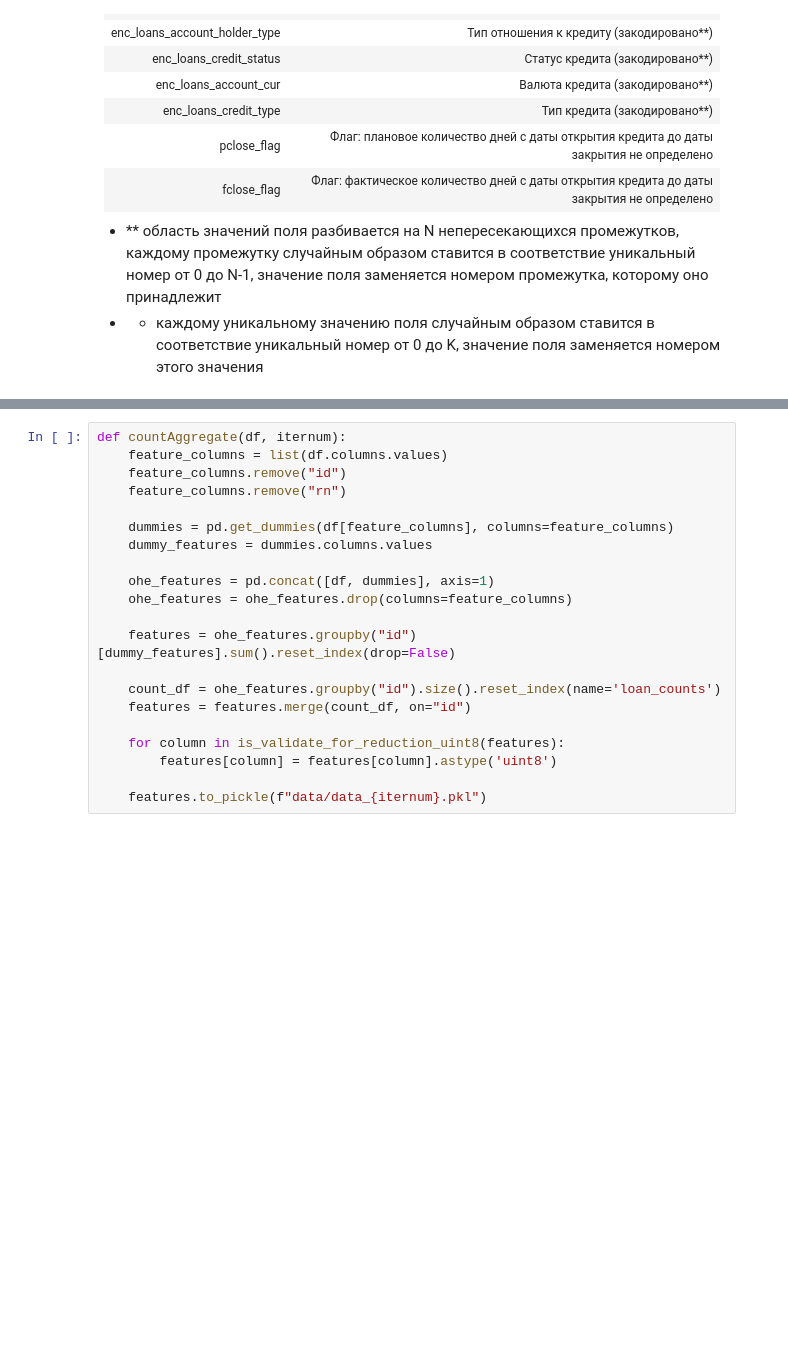
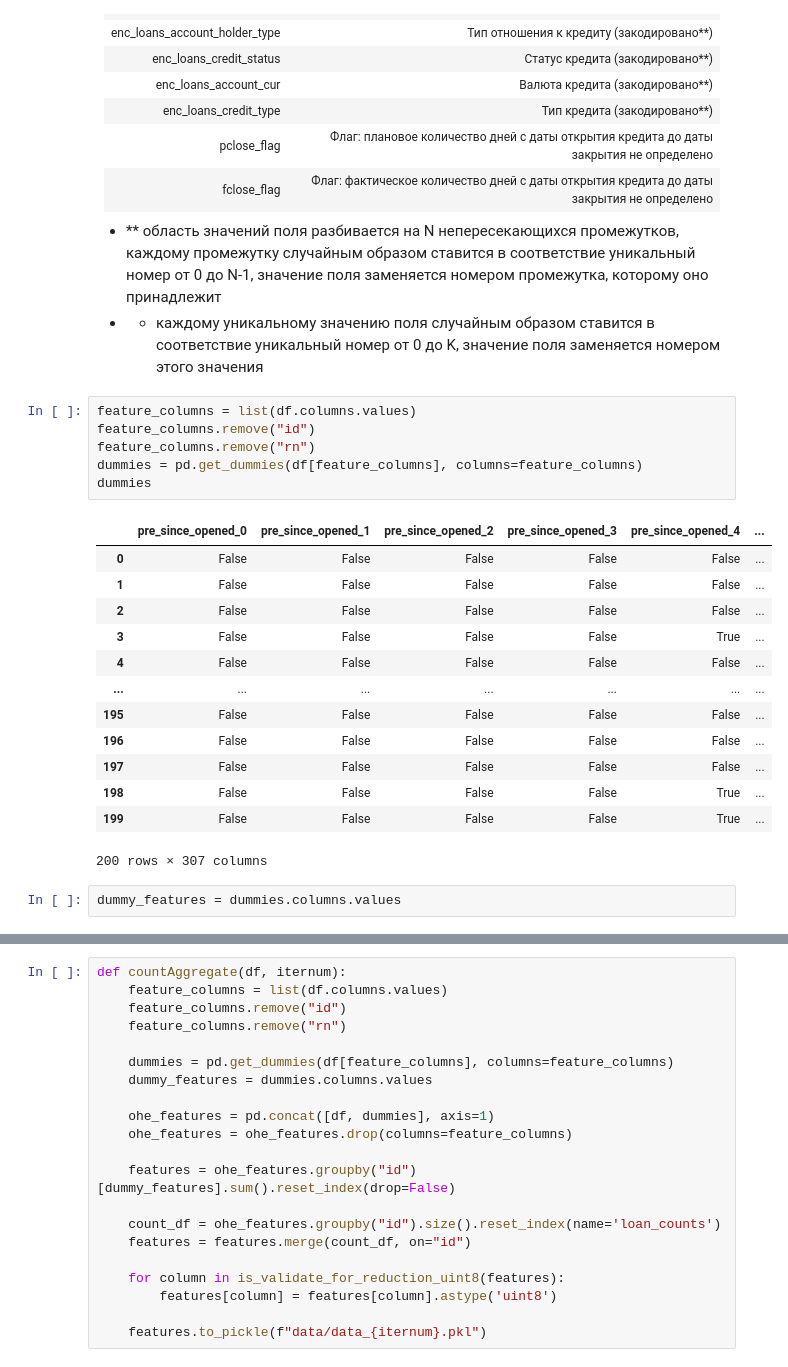
Before and after one commit to yurchest/DecSystem, a Jupyter notebook: model/eda.ipynb, the cells around one changed output, grey strips where cells are left out. Cells and saved outputs as stored; diff of their text form; blank space fills up the shorter version.

```diff
--- a/model/eda.ipynb
+++ b/model/eda.ipynb
@@ -124,3 +126,25 @@ fclose_flag	|Флаг: фактическое количество дней с
 
 * ** область значений поля разбивается на N непересекающихся промежутков, каждому промежутку случайным образом ставится в соответствие уникальный номер от 0 до N-1, значение поля заменяется номером промежутка, которому оно принадлежит
 * * каждому уникальному значению поля случайным образом ставится в соответствие уникальный номер от 0 до K, значение поля заменяется номером этого значения
+# %%
+feature_columns = list(df.columns.values)
+feature_columns.remove("id")
+feature_columns.remove("rn")
+dummies = pd.get_dummies(df[feature_columns], columns=feature_columns)
+dummies
+# %% [output]
+|  | pre_since_opened_0 | pre_since_opened_1 | pre_since_opened_2 | pre_since_opened_3 | pre_since_opened_4 | ... |
+| 0 | False | False | False | False | False | ... |
+| 1 | False | False | False | False | False | ... |
+| 2 | False | False | False | False | False | ... |
+| 3 | False | False | False | False | True | ... |
+| 4 | False | False | False | False | False | ... |
+| ... | ... | ... | ... | ... | ... | ... |
+| 195 | False | False | False | False | False | ... |
+| 196 | False | False | False | False | False | ... |
+| 197 | False | False | False | False | False | ... |
+| 198 | False | False | False | False | True | ... |
+| 199 | False | False | False | False | True | ... |
+200 rows × 307 columns
+# %%
+dummy_features = dummies.columns.values
```
Also changed, not shown: parts of 3 cells of this notebook, 6 other files.
